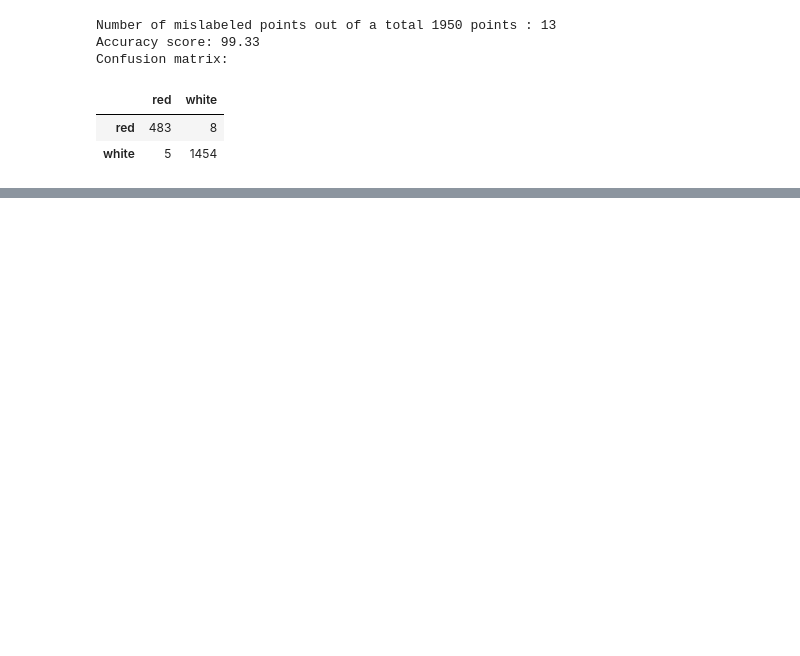
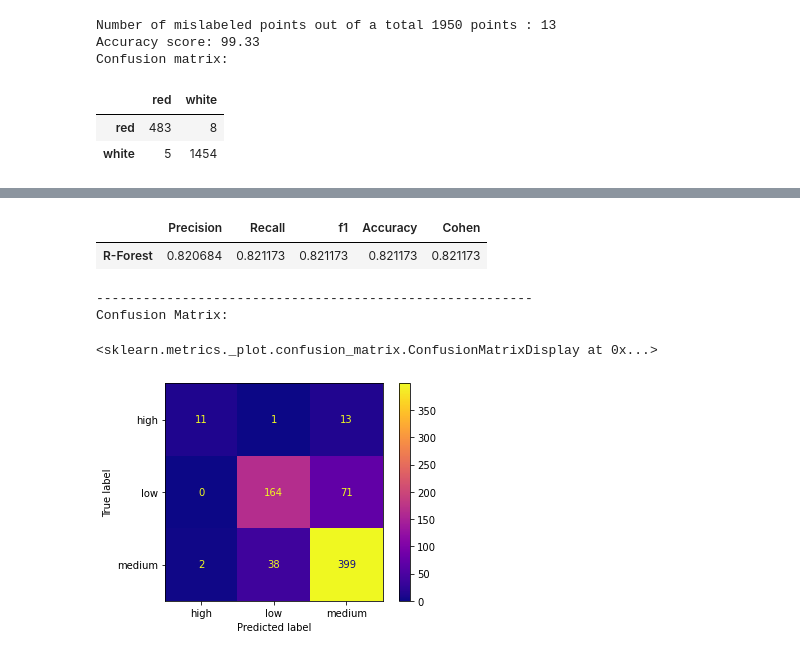
Before and after one commit to lvuduy/BlueBerry-Winery, a Jupyter notebook: PJ2_ML Models.ipynb, the cells around one changed output, grey strips where cells are left out. Drawn from its saved outputs; the diff is of its cells as text; code cells hidden in the pictures; blank space fills up the shorter version.

```diff
--- a/PJ2_ML Models.ipynb
+++ b/PJ2_ML Models.ipynb
@@ -1116,0 +1115,64 @@ Accuracy SVC: 0.733074 (Std: 0.013859)
+# %%
+# We try a new code
+
+# we initialize our dataset in for compfortable working
+X = white_wine_modlab.iloc[:,:11]
+Y = white_wine_modlab.iloc[:,12]
+
+# We initialized each model in the first cell and below we will store it by name in a dictionary
+models = {}
+
+# Random Forest
+models['R-Forest'] = RandomForestClassifier()
+
+#Now we will create another dictionary to store the evaluation metrics
+precision, recall, f1, accuracy, cohen = {}, {}, {}, {}, {}
+
+# Now we create a StratifiedKFold object with 3 folds
+skf = StratifiedKFold(n_splits=7, shuffle=True, random_state=42)
+
+#now we will loop over the dataset and the different models. First we will concentrate on the redwine dataset
+for key in models.keys():
+    for train_index, test_index in skf.split(X, Y):
+        X_train, X_test = X.iloc[train_index], X.iloc[test_index]
+        Y_train, Y_test = Y[train_index], Y[test_index]
+
+    #Now we scale our input features with normalisation technique
+        scaler = preprocessing.MinMaxScaler().fit(X_train)  #we want to fit the scaler, in this case, minmax, to the training data
+
+    #then I apply it to the train & test data
+        X_train_scaled = scaler.transform(X_train)
+        X_test_scaled = scaler.transform(X_test)
+
+    #fitting the classifiers on the training data
+        models[key].fit(X_train_scaled, Y_train)
+
+    #Let's make predictions
+        predictions = models[key].predict(X_test_scaled)
+
+    #Let's calculate metrics
+        precision[key] = precision_score(Y_test, predictions,average="weighted")
+        recall[key] = recall_score(Y_test, predictions,average='weighted')
+        f1[key] = f1_score(Y_test, predictions,average='weighted')
+        accuracy[key] = accuracy_score(Y_test, predictions)
+        cohen[key] = cohen_kappa_score(Y_test, predictions)
+
+print("--------------------------------------------------------")
+print("The Classificaion Report for our model:")
+print(classification_report(Y_test, predictions, target_names=["high", "low", "medium"]),"\n")
+
+#we create a pandas frame with the stored metrics
+Metrics = pd.DataFrame(index= models.keys(), columns=["Precision", "Recall", "f1", "Accuracy"])
+Metrics['Precision'] = precision.values()
+Metrics['Recall'] = recall.values()
+Metrics['f1'] = accuracy.values()
+Metrics['Accuracy'] = accuracy.values()
+Metrics['Cohen'] = accuracy.values()
+
+display(Metrics)
+
+print("--------------------------------------------------------")
+# Now we want to visualize the Confusion Matrix
+print("Confusion Matrix:")
+ConfusionMatrixDisplay.from_predictions(Y_test, predictions, display_labels= ["high", "low", "medium"] ,colorbar= True, cmap="plasma")
+# %% [output]
@@ -1116,0 +1190,6 @@ Accuracy SVC: 0.733074 (Std: 0.013859)
+|  | Precision | Recall | f1 | Accuracy | Cohen |
+| R-Forest | 0.820684 | 0.821173 | 0.821173 | 0.821173 | 0.821173 |
+--------------------------------------------------------
+Confusion Matrix:
+<sklearn.metrics._plot.confusion_matrix.ConfusionMatrixDisplay at 0x...>
+[figure, added]
```
Also changed, not shown: parts of 8 cells of this notebook.
